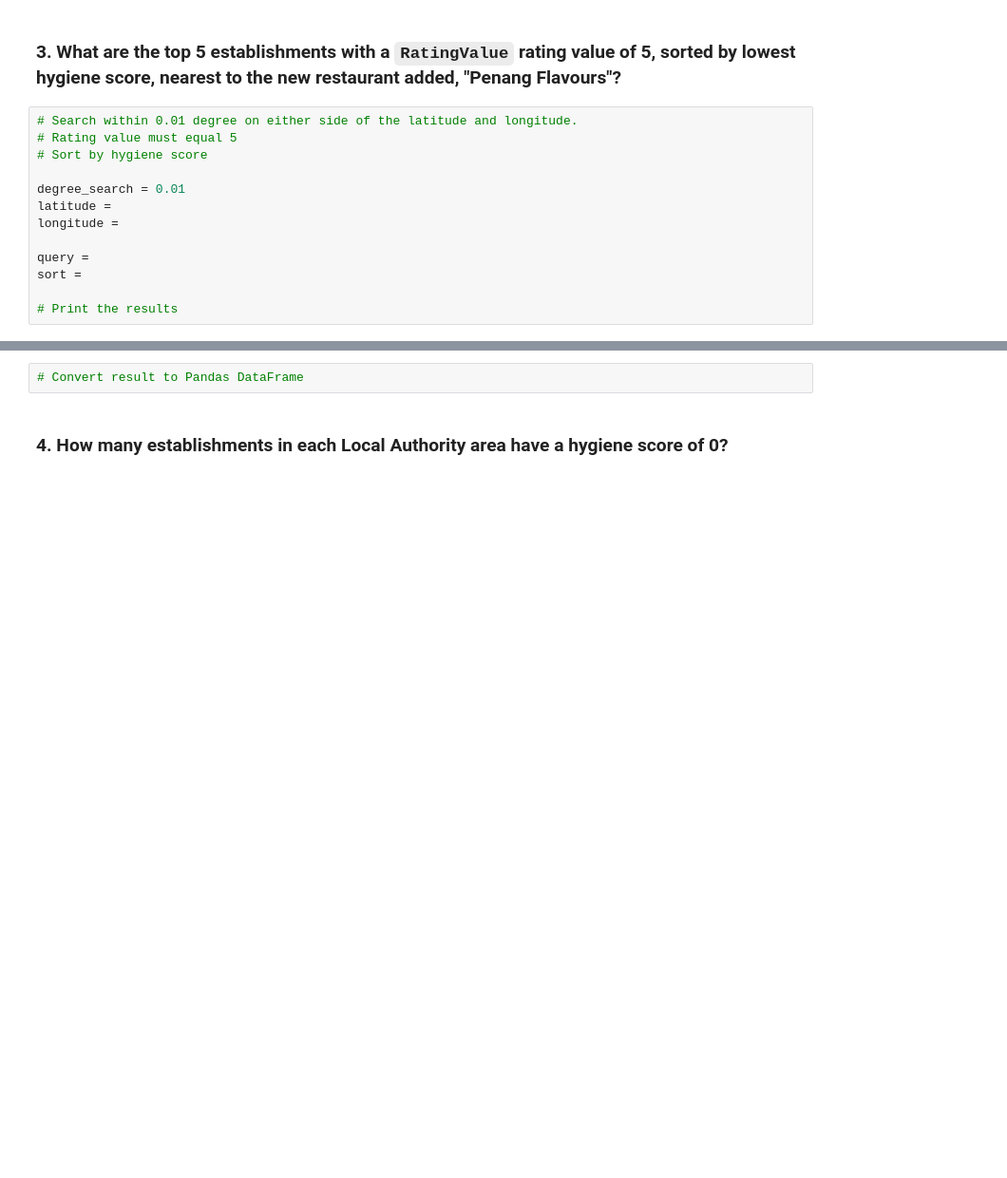
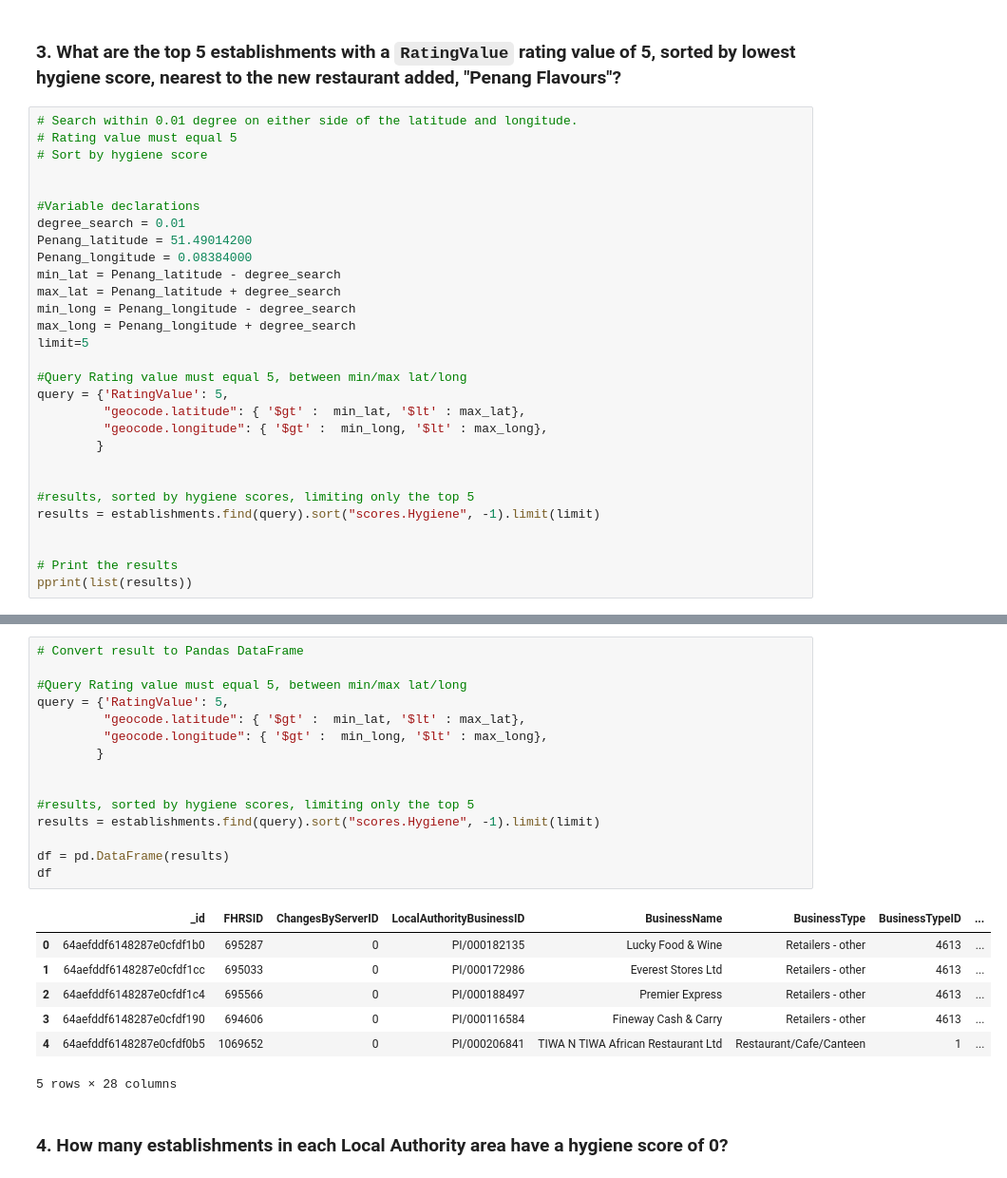
Before and after one commit to DanDreger/nosql-challenge, a Jupyter notebook: NoSQL_analysis_starter.ipynb, the cells around one changed output, grey strips where cells are left out. Shown at 95% size. Saved outputs shown, nothing was run; the diff lists cells and outputs as text; blank space fills up the shorter version.

```diff
--- a/NoSQL_analysis_starter.ipynb
+++ b/NoSQL_analysis_starter.ipynb
@@ -158,11 +161,27 @@ AttributeError: 'Cursor' object has no attribute 'count_documents'
 # Rating value must equal 5
 # Sort by hygiene score
 
+
+#Variable declarations
 degree_search = 0.01
-latitude =
-longitude =
+Penang_latitude = 51.49014200
+Penang_longitude = 0.08384000
+min_lat = Penang_latitude - degree_search
+max_lat = Penang_latitude + degree_search
+min_long = Penang_longitude - degree_search
+max_long = Penang_longitude + degree_search
+limit=5
 
-query =
-sort =
+#Query Rating value must equal 5, between min/max lat/long
+query = {'RatingValue': 5,
+         "geocode.latitude": { '$gt' :  min_lat, '$lt' : max_lat},
+         "geocode.longitude": { '$gt' :  min_long, '$lt' : max_long},
+        }
+
+
+#results, sorted by hygiene scores, limiting only the top 5
+results = establishments.find(query).sort("scores.Hygiene", -1).limit(limit)
+
 
 # Print the results
+pprint(list(results))
@@ -169,5 +206,26 @@ sort =
 # %%
 # Convert result to Pandas DataFrame
+
+#Query Rating value must equal 5, between min/max lat/long
+query = {'RatingValue': 5,
+         "geocode.latitude": { '$gt' :  min_lat, '$lt' : max_lat},
+         "geocode.longitude": { '$gt' :  min_long, '$lt' : max_long},
+        }
+
+
+#results, sorted by hygiene scores, limiting only the top 5
+results = establishments.find(query).sort("scores.Hygiene", -1).limit(limit)
+
+df = pd.DataFrame(results)
+df
+# %% [output]
+|  | _id | FHRSID | ChangesByServerID | LocalAuthorityBusinessID | BusinessName | BusinessType | BusinessTypeID | ... |
+| 0 | 64aefddf6148287e0cfdf1b0 | 695287 | 0 | PI/000182135 | Lucky Food & Wine | Retailers - other | 4613 | ... |
+| 1 | 64aefddf6148287e0cfdf1cc | 695033 | 0 | PI/000172986 | Everest Stores Ltd | Retailers - other | 4613 | ... |
+| 2 | 64aefddf6148287e0cfdf1c4 | 695566 | 0 | PI/000188497 | Premier Express | Retailers - other | 4613 | ... |
+| 3 | 64aefddf6148287e0cfdf190 | 694606 | 0 | PI/000116584 | Fineway Cash & Carry | Retailers - other | 4613 | ... |
+| 4 | 64aefddf6148287e0cfdf0b5 | 1069652 | 0 | PI/000206841 | TIWA N TIWA African Restaurant Ltd | Restaurant/Cafe/Canteen | 1 | ... |
+5 rows × 28 columns
 # %% [markdown]
 ### 4. How many establishments in each Local Authority area have a hygiene score of 0?
 # %%
```
Also changed, not shown: parts of 5 cells of this notebook, 1 other file.
